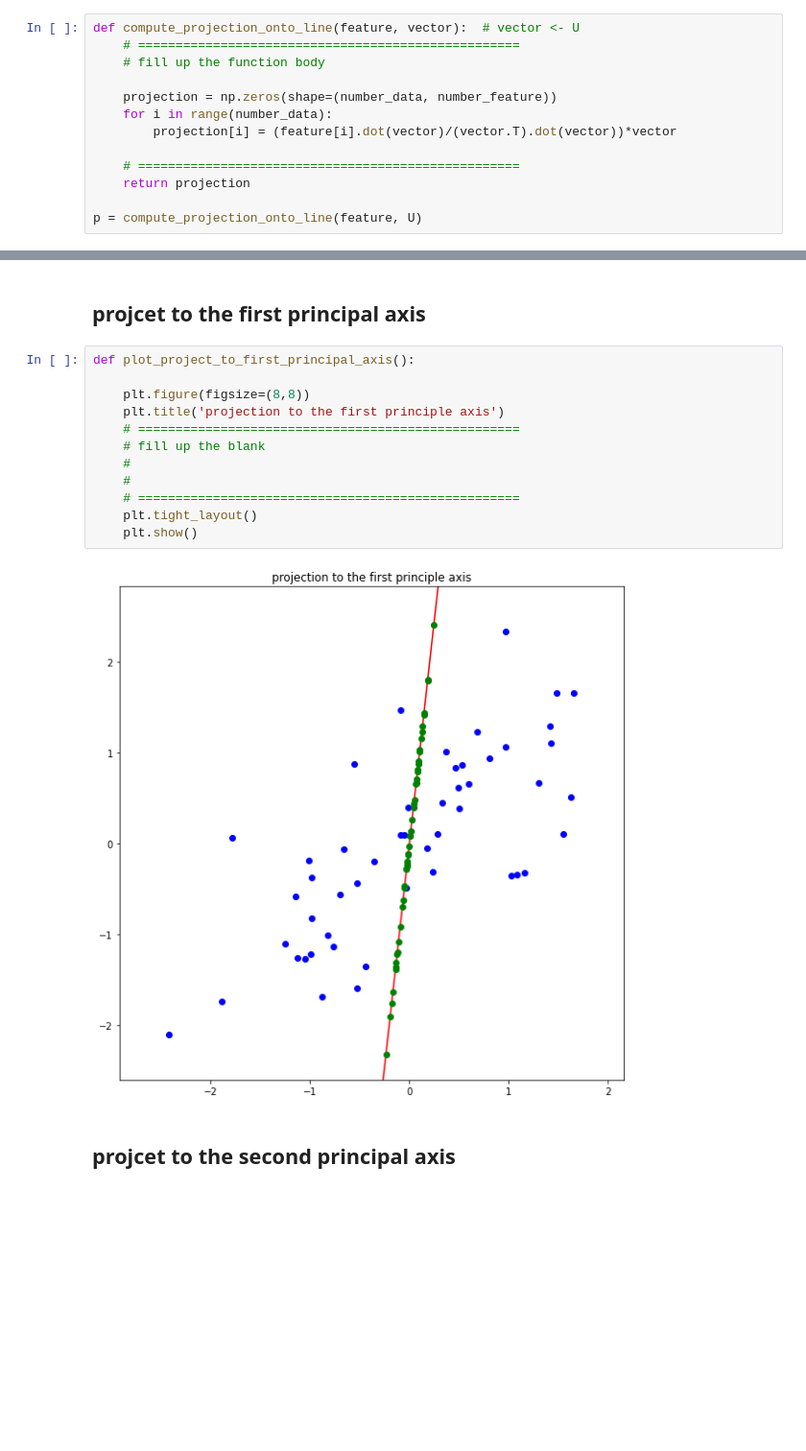
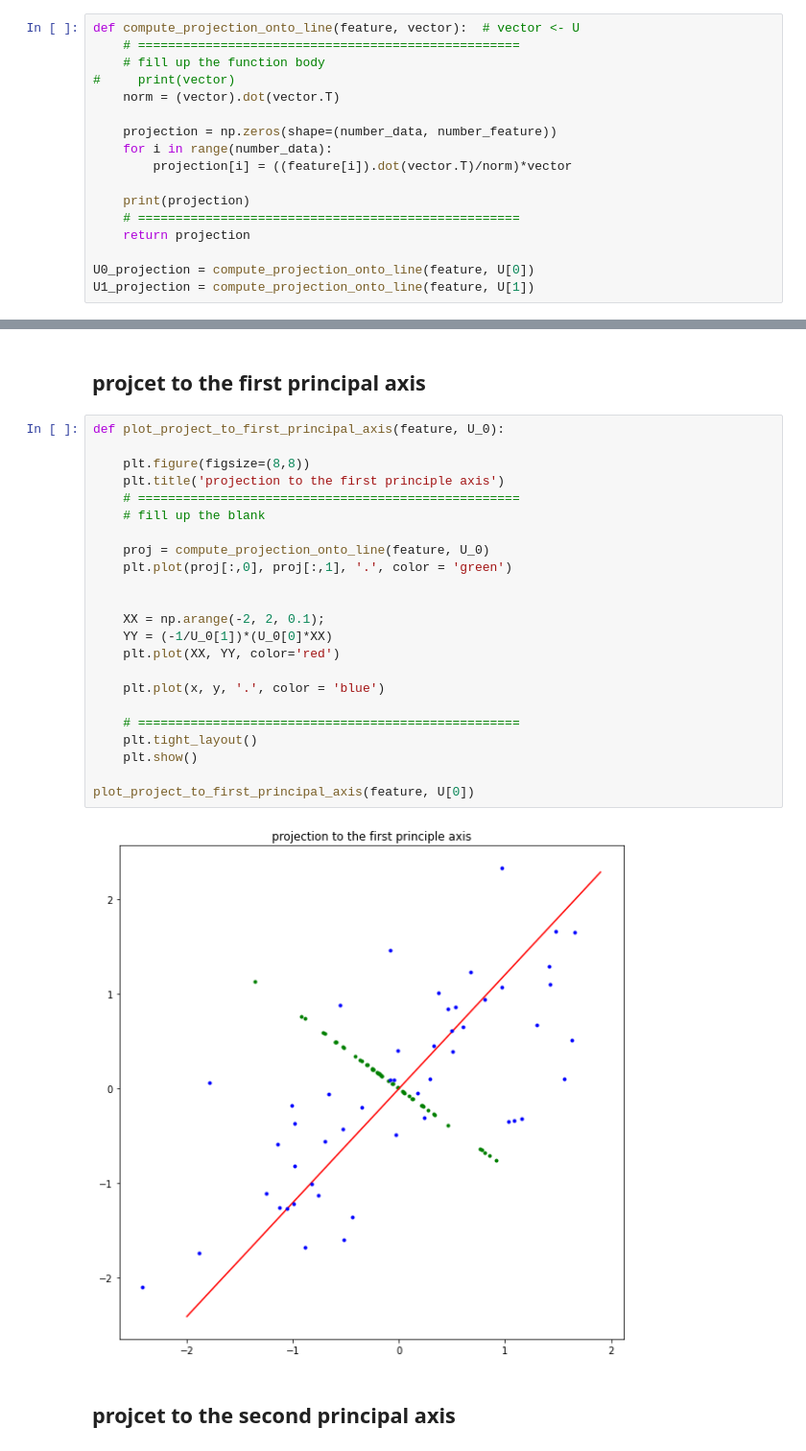
Before and after one commit to jjaen0823/assignment-machine-learning, a Jupyter notebook: hw12/assignment_12.ipynb, the cells around one changed output, grey strips where cells are left out. Shown at 96% size. Drawn from its saved outputs; the diff is of its cells as text; blank space fills up the shorter version.

Commit message:
modified compute_projection_onto_line

```diff
--- a/hw12/assignment_12.ipynb
+++ b/hw12/assignment_12.ipynb
@@ -199,13 +199,17 @@ plot_second_principal_axis(U[1])
 def compute_projection_onto_line(feature, vector):  # vector <- U
     # ===================================================
     # fill up the function body
+#     print(vector)
+    norm = (vector).dot(vector.T)
 
     projection = np.zeros(shape=(number_data, number_feature))
     for i in range(number_data):
-        projection[i] = (feature[i].dot(vector)/(vector.T).dot(vector))*vector
+        projection[i] = ((feature[i]).dot(vector.T)/norm)*vector
 
+    print(projection)
     # ===================================================
     return projection
 
-p = compute_projection_onto_line(feature, U)
+U0_projection = compute_projection_onto_line(feature, U[0])
+U1_projection = compute_projection_onto_line(feature, U[1])
 # %% [output]
@@ -213,19 +233,30 @@ ValueError: could not broadcast input array from shape (2,2) into shape (2,)
 # %% [markdown]
 ## projcet to the first principal axis
 # %%
-def plot_project_to_first_principal_axis():
+def plot_project_to_first_principal_axis(feature, U_0):
 
     plt.figure(figsize=(8,8))
     plt.title('projection to the first principle axis')
     # ===================================================
     # fill up the blank
-    #
-    #
+
+    proj = compute_projection_onto_line(feature, U_0)
+    plt.plot(proj[:,0], proj[:,1], '.', color = 'green')
+
+
+    XX = np.arange(-2, 2, 0.1);
+    YY = (-1/U_0[1])*(U_0[0]*XX)
+    plt.plot(XX, YY, color='red')
+
+    plt.plot(x, y, '.', color = 'blue')
+
     # ===================================================
     plt.tight_layout()
     plt.show()
+
+plot_project_to_first_principal_axis(feature, U[0])
 # %% [output]
-[figure, old version]
+[figure, new version]
 # %% [markdown]
 ## projcet to the second principal axis
 # %%
```
Also changed, not shown: parts of 2 cells of this notebook.
